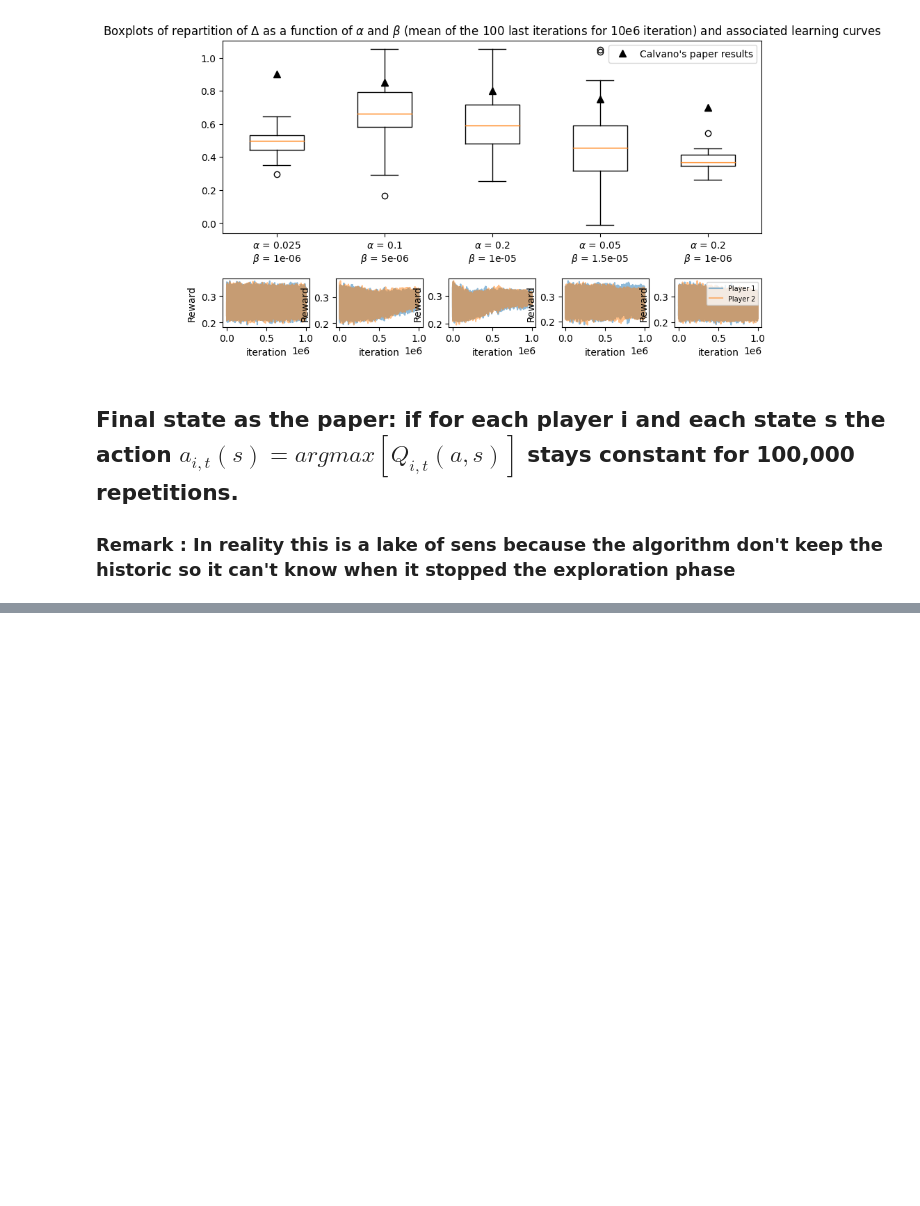
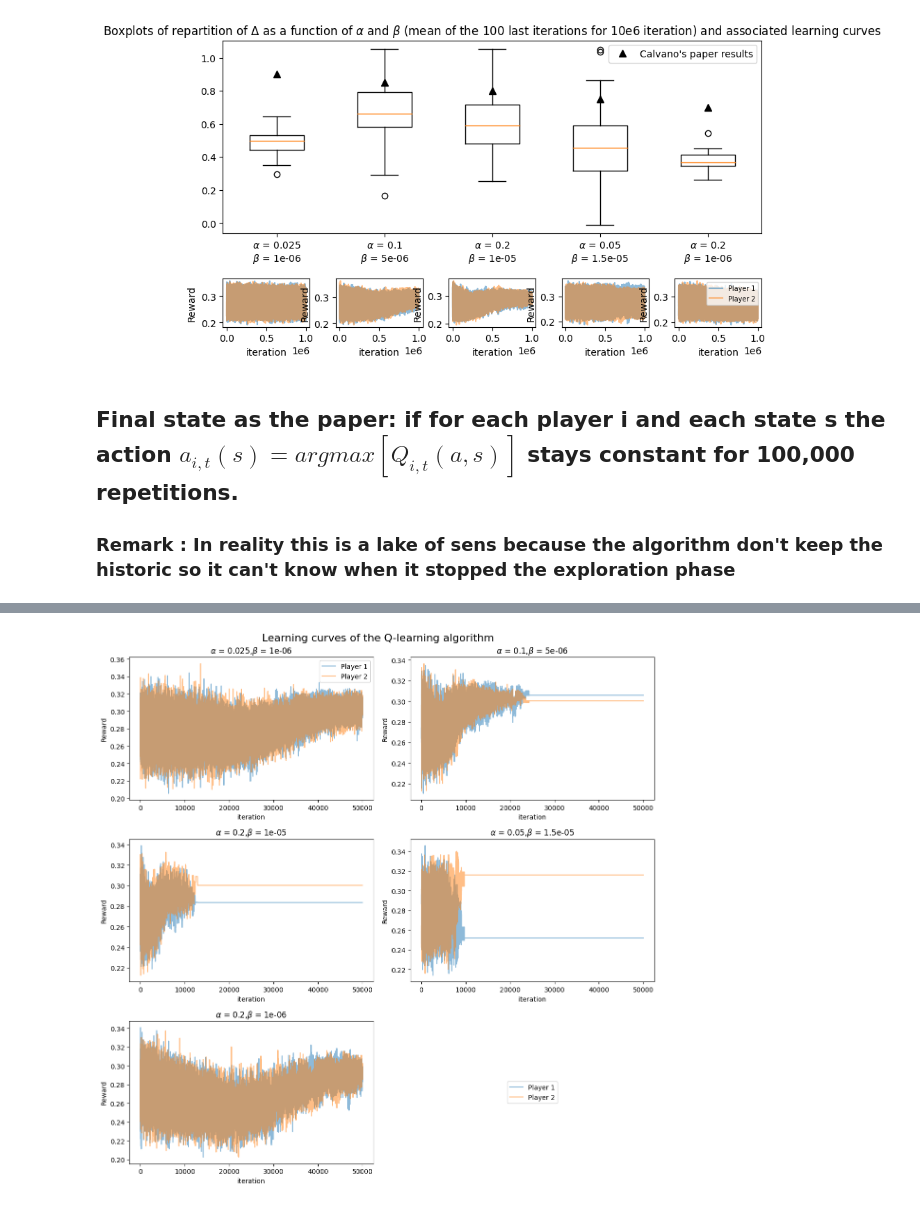
Before and after one commit to Suzie14/RLandPricing, a Jupyter notebook: notebooks/replication_calvano.ipynb, the cells around one changed output, grey strips where cells are left out. Saved outputs shown, nothing was run; the diff lists cells and outputs as text; code cells hidden in the pictures; blank space fills up the shorter version.

Commit message:
corrected data

```diff
--- a/notebooks/replication_calvano.ipynb
+++ b/notebooks/replication_calvano.ipynb
@@ -347,6 +255,10 @@ print(end-start)
-# %%
-#print learning curves (one by one because the number of iterations are different between samples)
-import matplotlib.pyplot as plt
-agg = np.array(aggregated_agents[0][19])
-for player in range(2):
-        plt.plot(agg[:, player], alpha=0.5, label=f'Player {player + 1}')
+# %%
+# Path to the pickle file
+pickle_file_path = '/Volumes/OS-Data/Suzie_data/RLandPricing/data/lc_rep_cv.pkl'
+
+# Open the file in binary read mode
+with open(pickle_file_path, 'rb') as file:
+    agg = pickle.load(file)
+
+# Now, "aggregated_agents" contains the object saved in the pickle file
+print(agg)
@@ -352,0 +283,56 @@ for player in range(2):
+# %%
+import matplotlib.pyplot as plt
+num_players = 2
+num_graphs = len(agg)
+rep = [[0.025,10**(-6)],[0.1,0.5*10**(-5)],[0.2,10**(-5)],[0.05,1.5*10**(-5)],[0.2,10**(-6)]]
+
+# Create a figure with a 3x2 grid of subplots
+fig, axes = plt.subplots(nrows=3, ncols=2, figsize=(12, 12))
+
+# Flatten the axes array to iterate over the subplots
+axes = axes.flatten()
+
+# Loop to iterate through the periods and subplots
+for graph_num in range(num_graphs):
+    ax = axes[graph_num]
+    num_players = len(agg[graph_num][0])
+    # Plot curves for each player in the subplot
+    for player in range(num_players):
+        ax.plot(agg[graph_num][:, player], alpha=0.5, label=f'Player {player + 1}')
+
+    # Set the title of the subplot with the corresponding period
+    ax.set_title(f'$\\alpha$ = {rep[graph_num][0]},$\\beta$ = {round(rep[graph_num][1],8)}')
+
+    # Set the labels of the subplot
+    ax.set_xlabel('iteration')
+    ax.set_ylabel('Reward')
+
+    # Add a legend to the first subplot
+    if graph_num == 0:
+        ax.legend()
+
+# Remove any unused subplots
+if num_graphs < 5:
+    for i in range(num_graphs, 5):
+        fig.delaxes(axes[i])
+
+# Create a legend in the last subplot
+legend_ax = axes[-1]
+legend_ax.axis('off')
+
+# Get the legend handles and labels from the first subplot
+handles, labels = axes[0].get_legend_handles_labels()
+
+# Create the legend in the last subplot
+legend_ax.legend(handles, labels, loc='center')
+
+
+fig.suptitle('Learning curves of the Q-learning algorithm', fontsize=16)
+
+# Adjust the spacing between subplots
+plt.tight_layout()
+
+# Display the figure
+plt.show()
+# %% [output]
+[figure, added]
```
Also changed, not shown: parts of 5 cells of this notebook, 2 other files.
